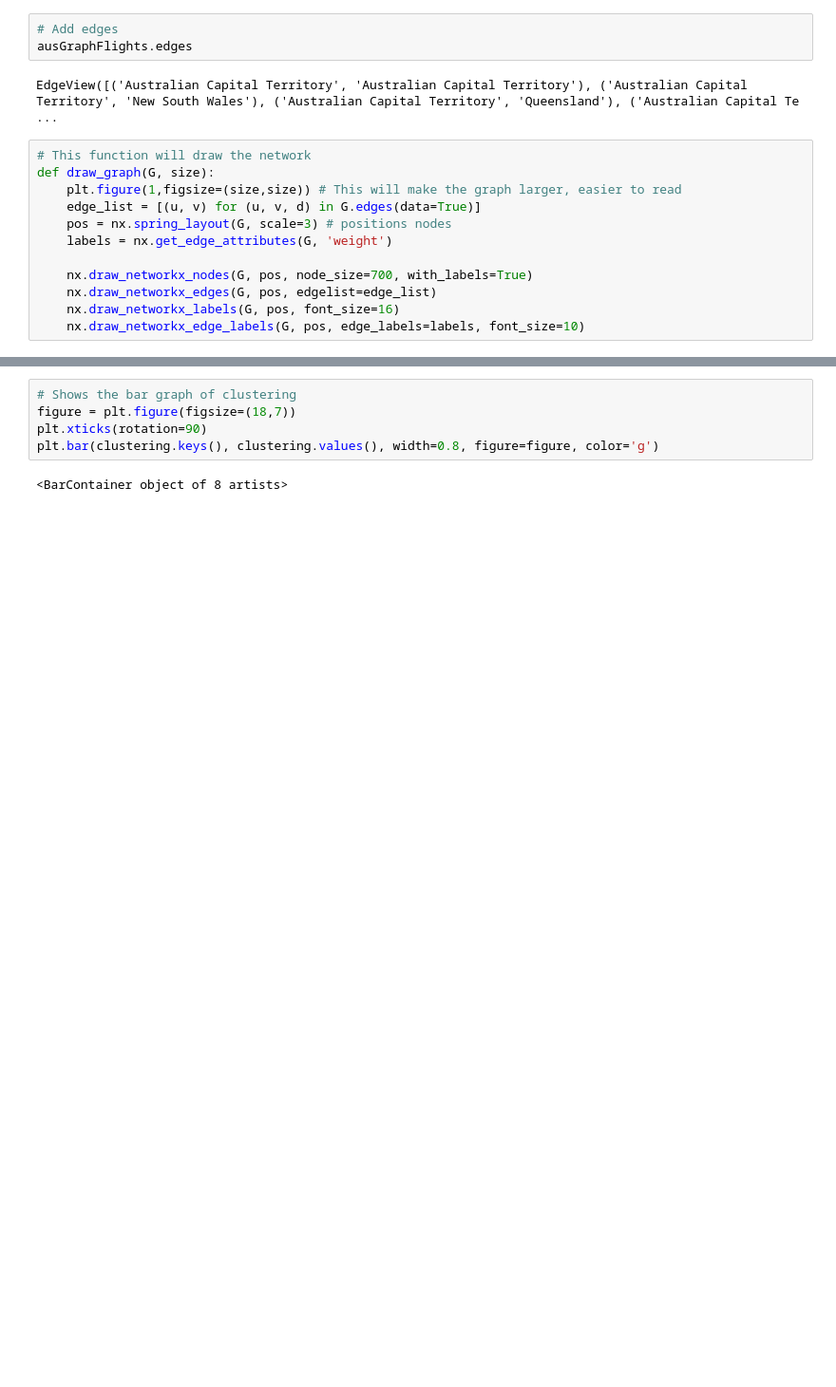
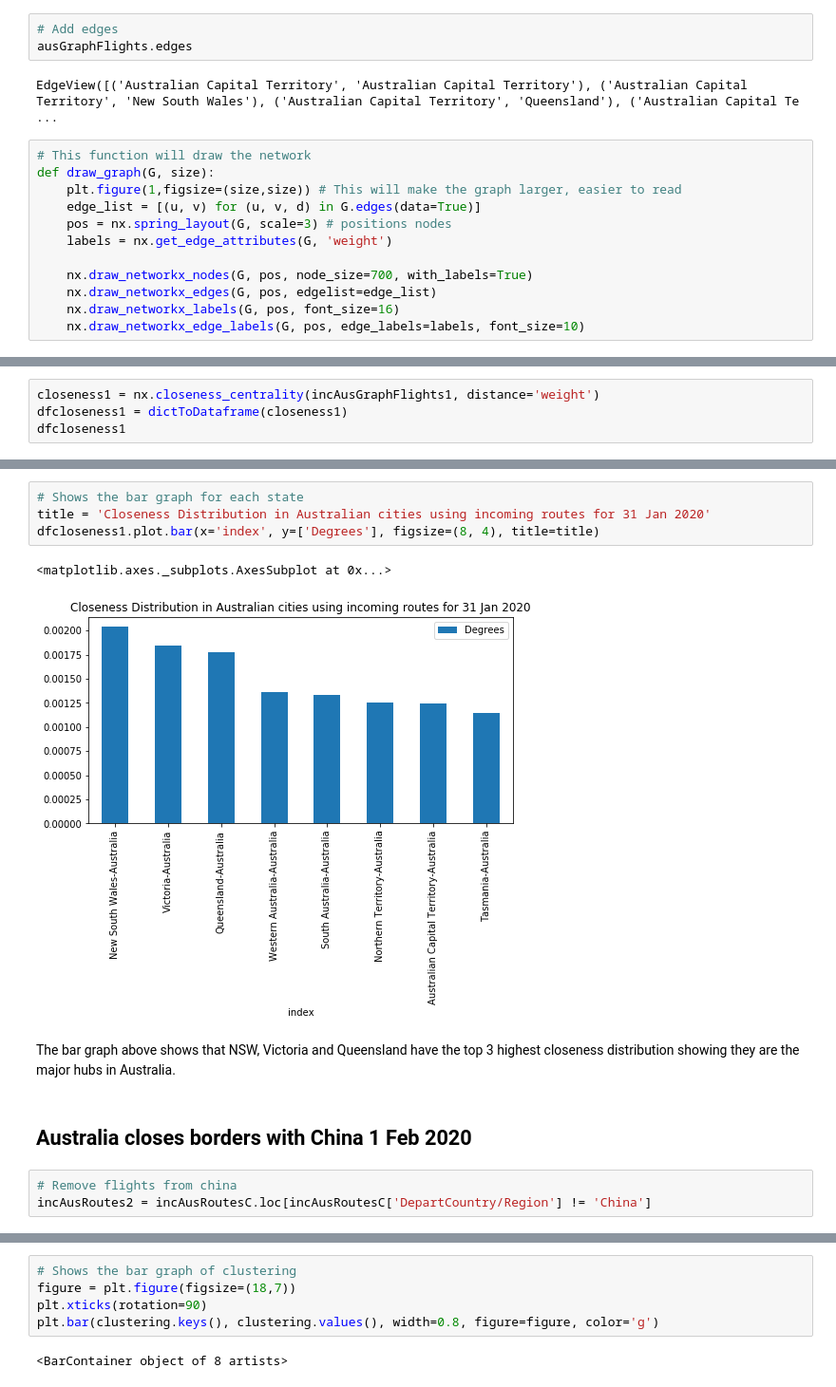
Before and after one commit to Ccamm/coronavirus_network, a Jupyter notebook: coronavirus_timeline.ipynb, the cells around one changed output, grey strips where cells are left out. Shown at 95% size. Cells and saved outputs as stored; diff of their text form; blank space fills up the shorter version.

```diff
--- a/coronavirus_timeline.ipynb
+++ b/coronavirus_timeline.ipynb
@@ -775,0 +1101,4 @@ draw_graph(ausGraphFlights,9)
+# %%
+closeness1 = nx.closeness_centrality(incAusGraphFlights1, distance='weight')
+dfcloseness1 = dictToDataframe(closeness1)
+dfcloseness1
@@ -775,0 +1115,14 @@ draw_graph(ausGraphFlights,9)
+# %%
+# Shows the bar graph for each state
+title = 'Closeness Distribution in Australian cities using incoming routes for 31 Jan 2020'
+dfcloseness1.plot.bar(x='index', y=['Degrees'], figsize=(8, 4), title=title)
+# %% [output]
+<matplotlib.axes._subplots.AxesSubplot at 0x...>
+[figure, added]
+# %% [markdown]
+The bar graph above shows that NSW, Victoria and Queensland have the top 3 highest closeness distribution showing they are the major hubs in Australia.
+# %% [markdown]
+## Australia closes borders with China 1 Feb 2020
+# %%
+# Remove flights from china
+incAusRoutes2 = incAusRoutesC.loc[incAusRoutesC['DepartCountry/Region'] != 'China']
```
Also changed, not shown: parts of 102 cells of this notebook.
